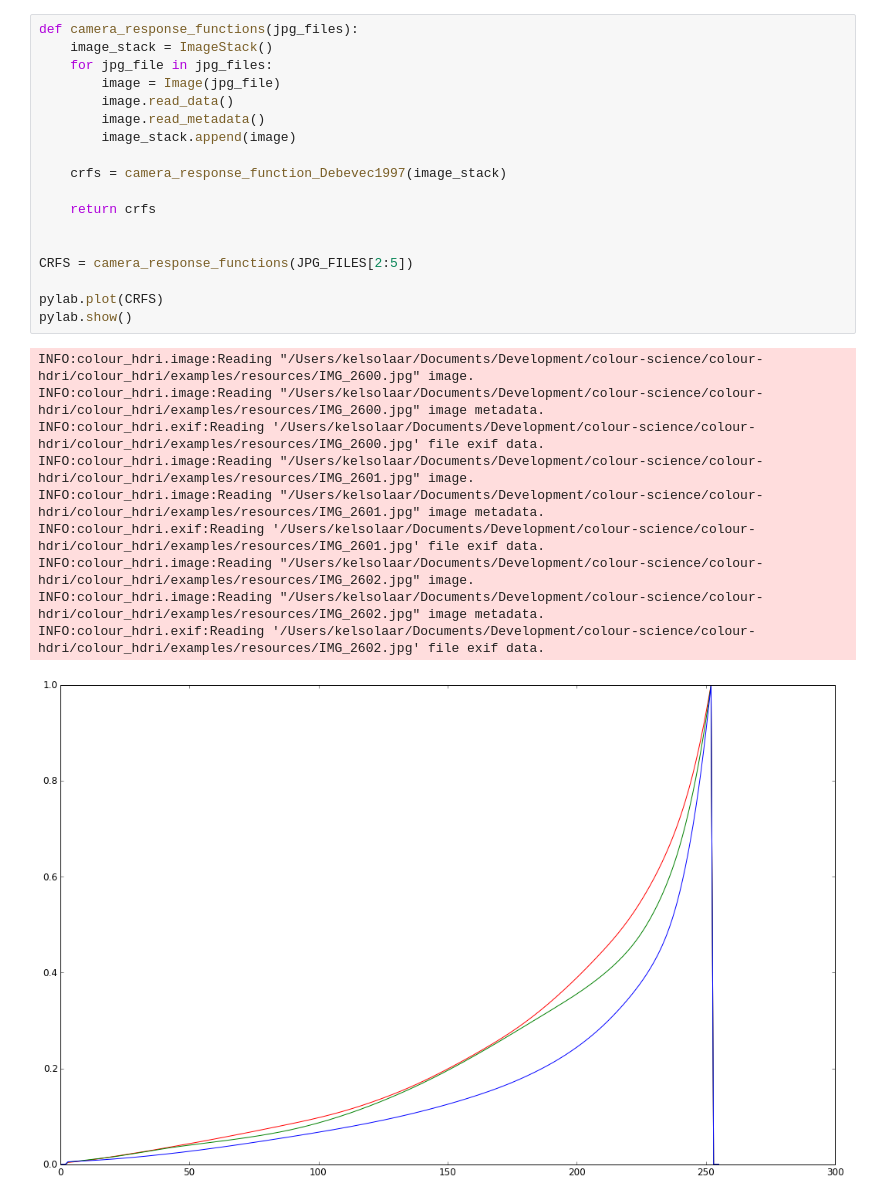
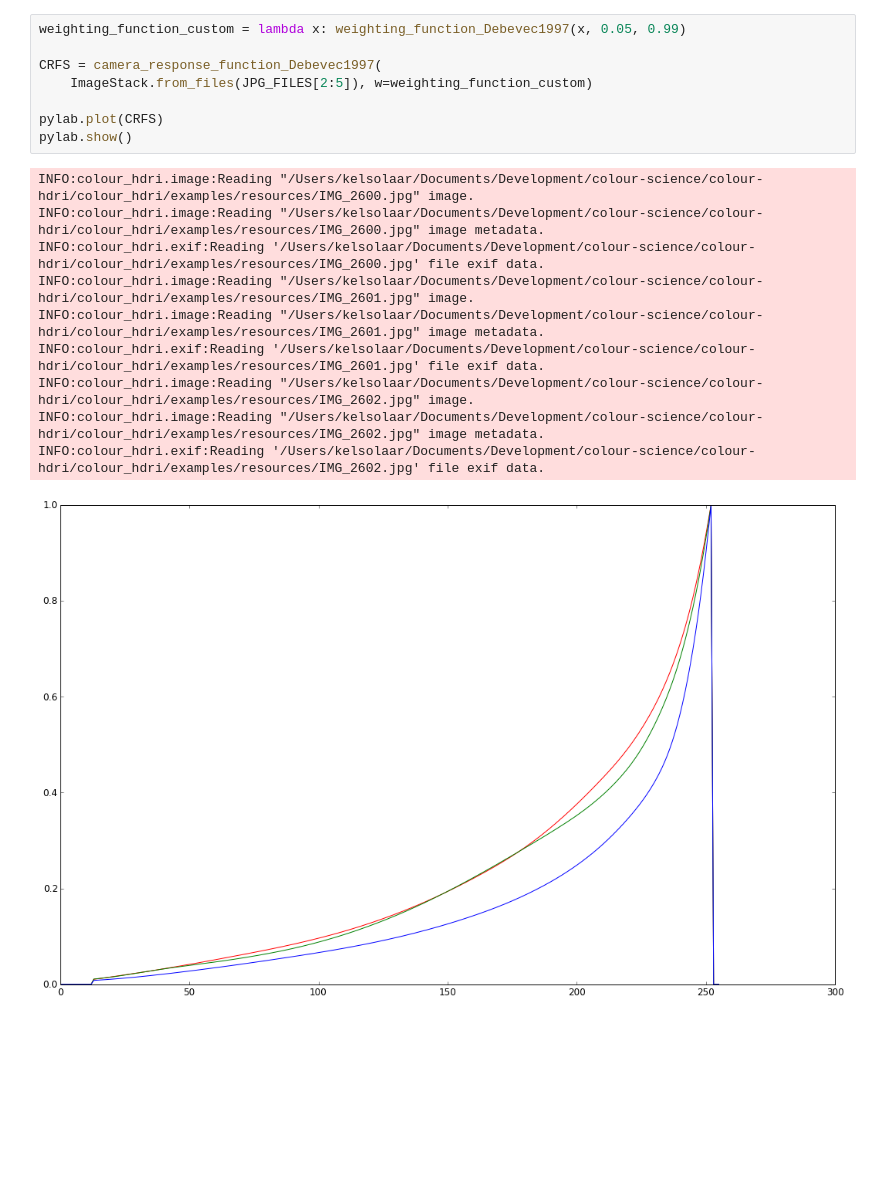
Before and after one commit to colour-science/colour-hdri, a Jupyter notebook: colour_hdri/examples/examples_merge_from_jpg_files.ipynb, the cells around one changed output. Drawn from its saved outputs; the diff is of its cells as text; blank space fills up the shorter version.

Commit message:
Update examples.

```diff
--- a/colour_hdri/examples/examples_merge_from_jpg_files.ipynb
+++ b/colour_hdri/examples/examples_merge_from_jpg_files.ipynb
@@ -22,35 +36,25 @@ OECF = colour.RGB_COLOURSPACES['sRGB'].transfer_function
 
 RESOURCES_DIRECTORY = os.path.join(os.getcwd(), 'resources')
 JPG_FILES = glob.glob('{0}/*.jpg'.format(RESOURCES_DIRECTORY))
-# %%
-def camera_response_functions(jpg_files):
-    image_stack = ImageStack()
-    for jpg_file in jpg_files:
-        image = Image(jpg_file)
-        image.read_data()
-        image.read_metadata()
-        image_stack.append(image)
-
-    crfs = camera_response_function_Debevec1997(image_stack)
-
-    return crfs
-
-
-CRFS = camera_response_functions(JPG_FILES[2:5])
-
-pylab.plot(CRFS)
-pylab.show()
-# %% [output]
-INFO:colour_hdri.image:Reading "/Users/kelsolaar/Documents/Development/colour-science/colour-hdri/colour_hdri/examples/resources/IMG_2600.jpg" image.
-INFO:colour_hdri.image:Reading "/Users/kelsolaar/Documents/Development/colour-science/colour-hdri/colour_hdri/examples/resources/IMG_2600.jpg" image metadata.
-INFO:colour_hdri.exif:Reading '/Users/kelsolaar/Documents/Development/colour-science/colour-hdri/colour_hdri/examples/resources/IMG_2600.jpg' file exif data.
-INFO:colour_hdri.image:Reading "/Users/kelsolaar/Documents/Development/colour-science/colour-hdri/colour_hdri/examples/resources/IMG_2601.jpg" image.
-INFO:colour_hdri.image:Reading "/Users/kelsolaar/Documents/Development/colour-science/colour-hdri/colour_hdri/examples/resources/IMG_2601.jpg" image metadata.
-INFO:colour_hdri.exif:Reading '/Users/kelsolaar/Documents/Development/colour-science/colour-hdri/colour_hdri/examples/resources/IMG_2601.jpg' file exif data.
-INFO:colour_hdri.image:Reading "/Users/kelsolaar/Documents/Development/colour-science/colour-hdri/colour_hdri/examples/resources/IMG_2602.jpg" image.
-INFO:colour_hdri.image:Reading "/Users/kelsolaar/Documents/Development/colour-science/colour-hdri/colour_hdri/examples/resources/IMG_2602.jpg" image metadata.
-INFO:colour_hdri.exif:Reading '/Users/kelsolaar/Documents/Development/colour-science/colour-hdri/colour_hdri/examples/resources/IMG_2602.jpg' file exif data.
-[figure, removed]
+# %%
+weighting_function_custom = lambda x: weighting_function_Debevec1997(x, 0.05, 0.99)
+
+CRFS = camera_response_function_Debevec1997(
+    ImageStack.from_files(JPG_FILES[2:5]), w=weighting_function_custom)
+
+pylab.plot(CRFS)
+pylab.show()
+# %% [output]
+INFO:colour_hdri.image:Reading "/Users/kelsolaar/Documents/Development/colour-science/colour-hdri/colour_hdri/examples/resources/IMG_2600.jpg" image.
+INFO:colour_hdri.image:Reading "/Users/kelsolaar/Documents/Development/colour-science/colour-hdri/colour_hdri/examples/resources/IMG_2600.jpg" image metadata.
+INFO:colour_hdri.exif:Reading '/Users/kelsolaar/Documents/Development/colour-science/colour-hdri/colour_hdri/examples/resources/IMG_2600.jpg' file exif data.
+INFO:colour_hdri.image:Reading "/Users/kelsolaar/Documents/Development/colour-science/colour-hdri/colour_hdri/examples/resources/IMG_2601.jpg" image.
+INFO:colour_hdri.image:Reading "/Users/kelsolaar/Documents/Development/colour-science/colour-hdri/colour_hdri/examples/resources/IMG_2601.jpg" image metadata.
+INFO:colour_hdri.exif:Reading '/Users/kelsolaar/Documents/Development/colour-science/colour-hdri/colour_hdri/examples/resources/IMG_2601.jpg' file exif data.
+INFO:colour_hdri.image:Reading "/Users/kelsolaar/Documents/Development/colour-science/colour-hdri/colour_hdri/examples/resources/IMG_2602.jpg" image.
+INFO:colour_hdri.image:Reading "/Users/kelsolaar/Documents/Development/colour-science/colour-hdri/colour_hdri/examples/resources/IMG_2602.jpg" image metadata.
+INFO:colour_hdri.exif:Reading '/Users/kelsolaar/Documents/Development/colour-science/colour-hdri/colour_hdri/examples/resources/IMG_2602.jpg' file exif data.
+[figure, added]
 # %%
 def example_merge_from_jpg_files(
         jpg_files,
```
Also changed, not shown: parts of 6 cells of this notebook, 3 other files.
